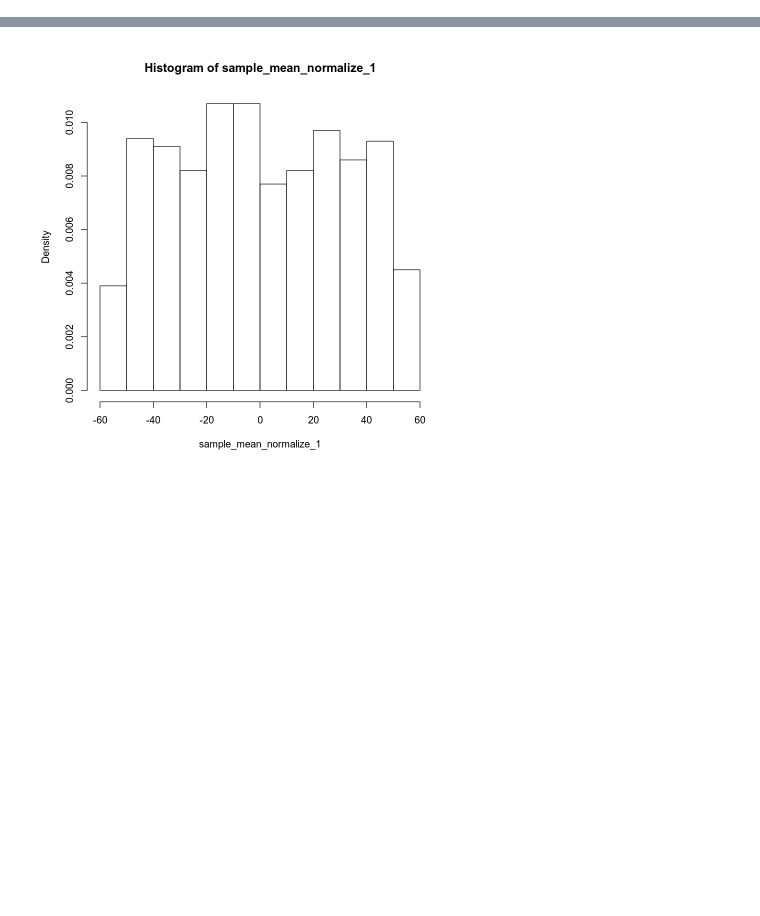
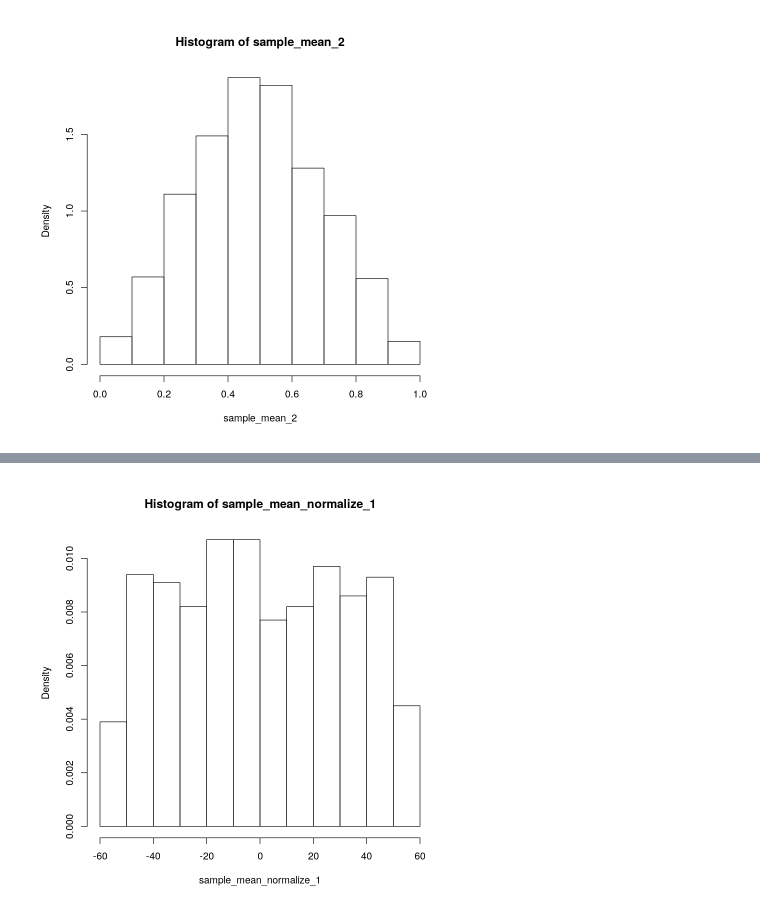
Before and after one commit to franhace/Proba-Estadistica, a Jupyter notebook: Practica/TP/TP.ipynb, the cells around one changed output, grey strips where cells are left out. Drawn from its saved outputs; the diff is of its cells as text; code cells hidden in the pictures; blank space fills up the shorter version.

```diff
--- a/Practica/TP/TP.ipynb
+++ b/Practica/TP/TP.ipynb
@@ -16,3 +17,9 @@ hist(sample_mean_1,probability = TRUE)
+# %%
+#b)
+sample_mean_2 <- replicate(n,mean(runif(2,0,1)))
+hist(sample_mean_2,probability = TRUE)
+# %% [output]
+[figure, added]
 # %%
 # c)
 sample_mean_5 <- replicate(n,mean(runif(5,0,1)))
```
Also changed, not shown: parts of 17 cells of this notebook, 9 other files.
